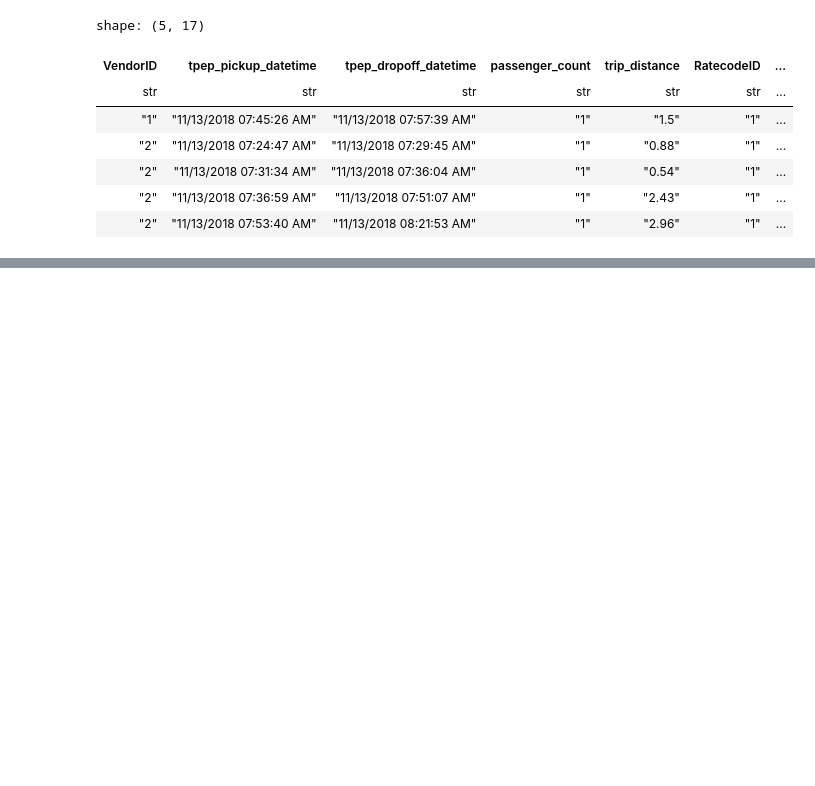
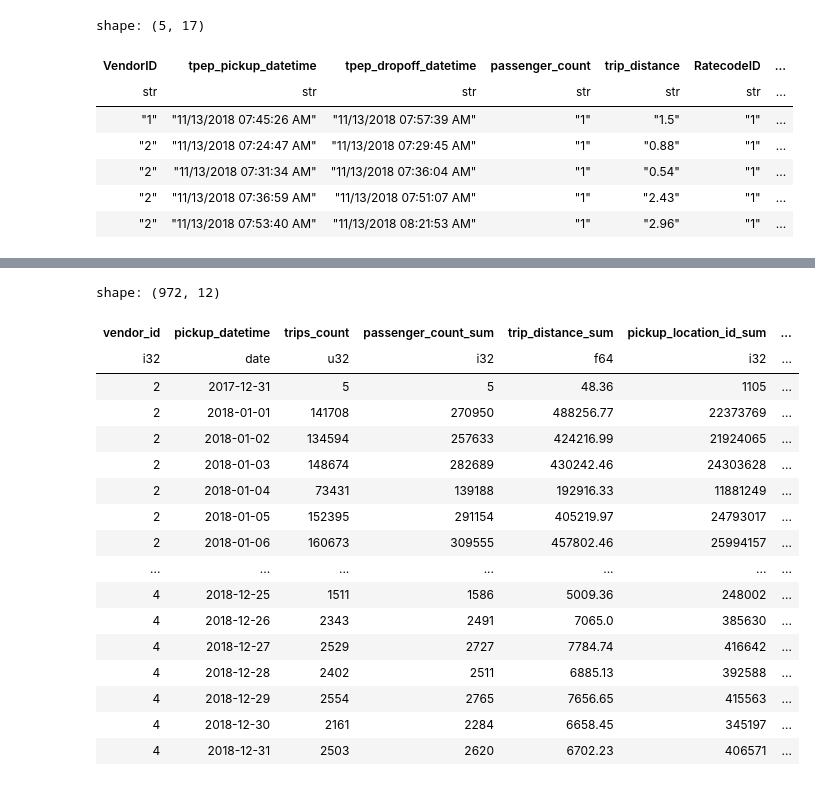
Before and after one commit to gmbmx/zophia-polars, a Jupyter notebook: notebooks/04_polars_analytics.ipynb, the cells around one changed output, grey strips where cells are left out. Saved outputs shown, nothing was run; the diff lists cells and outputs as text; code cells hidden in the pictures; blank space fills up the shorter version.

```diff
--- a/notebooks/04_polars_analytics.ipynb
+++ b/notebooks/04_polars_analytics.ipynb
@@ -195,0 +169,41 @@ shape: (21, 2)
+# %%
+taxi_stats = (taxi_clean.lazy()
+    .sort('pickup_datetime')
+    .groupby_dynamic(
+        'pickup_datetime',
+        every='1d',
+        closed='both',
+        by='vendor_id')
+    .agg(
+        pl.count().alias('trips_count'),
+        pl.col(pl.NUMERIC_DTYPES).sum().suffix('_sum'),
+        pl.col(pl.NUMERIC_DTYPES).mean().suffix('_mean'),
+        pl.col(pl.NUMERIC_DTYPES).median().suffix('_median')
+    )
+)
+# %%
+taxi_stats.select(
+    'vendor_id',
+    pl.col('pickup_datetime').cast(pl.Date),
+    'trips_count',
+    pl.col(r'^.*sum$')
+).collect()
+# %% [output]
+shape: (972, 12)
+| vendor_id | pickup_datetime | trips_count | passenger_count_sum | trip_distance_sum | pickup_location_id_sum | ... |
+| i32 | date | u32 | i32 | f64 | i32 | ... |
+| 2 | 2017-12-31 | 5 | 5 | 48.36 | 1105 | ... |
+| 2 | 2018-01-01 | 141708 | 270950 | 488256.77 | 22373769 | ... |
+| 2 | 2018-01-02 | 134594 | 257633 | 424216.99 | 21924065 | ... |
+| 2 | 2018-01-03 | 148674 | 282689 | 430242.46 | 24303628 | ... |
+| 2 | 2018-01-04 | 73431 | 139188 | 192916.33 | 11881249 | ... |
+| 2 | 2018-01-05 | 152395 | 291154 | 405219.97 | 24793017 | ... |
+| 2 | 2018-01-06 | 160673 | 309555 | 457802.46 | 25994157 | ... |
+| ... | ... | ... | ... | ... | ... | ... |
+| 4 | 2018-12-25 | 1511 | 1586 | 5009.36 | 248002 | ... |
+| 4 | 2018-12-26 | 2343 | 2491 | 7065.0 | 385630 | ... |
+| 4 | 2018-12-27 | 2529 | 2727 | 7784.74 | 416642 | ... |
+| 4 | 2018-12-28 | 2402 | 2511 | 6885.13 | 392588 | ... |
+| 4 | 2018-12-29 | 2554 | 2765 | 7656.65 | 415563 | ... |
+| 4 | 2018-12-30 | 2161 | 2284 | 6658.45 | 345197 | ... |
+| 4 | 2018-12-31 | 2503 | 2620 | 6702.23 | 406571 | ... |
```
Also changed, not shown: parts of 9 cells of this notebook, 1 other file.
